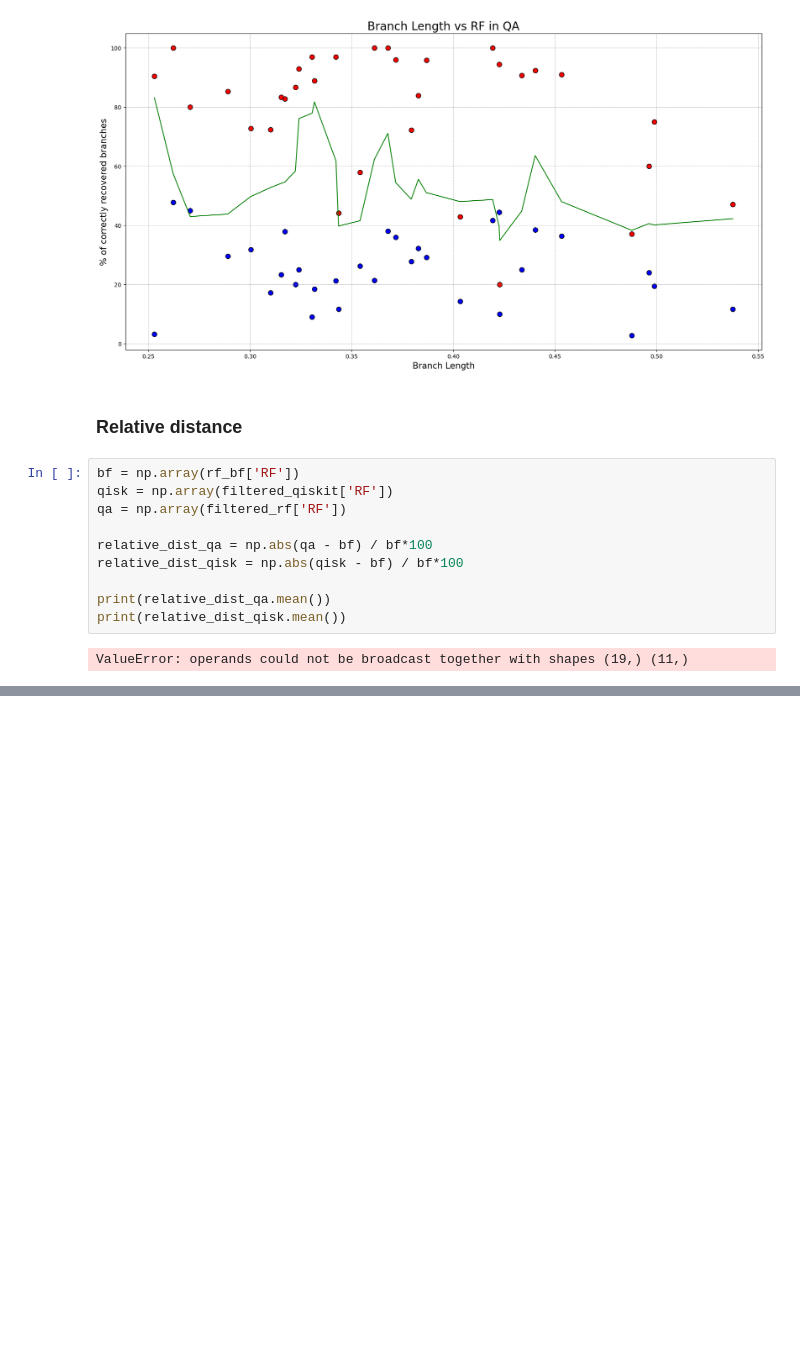
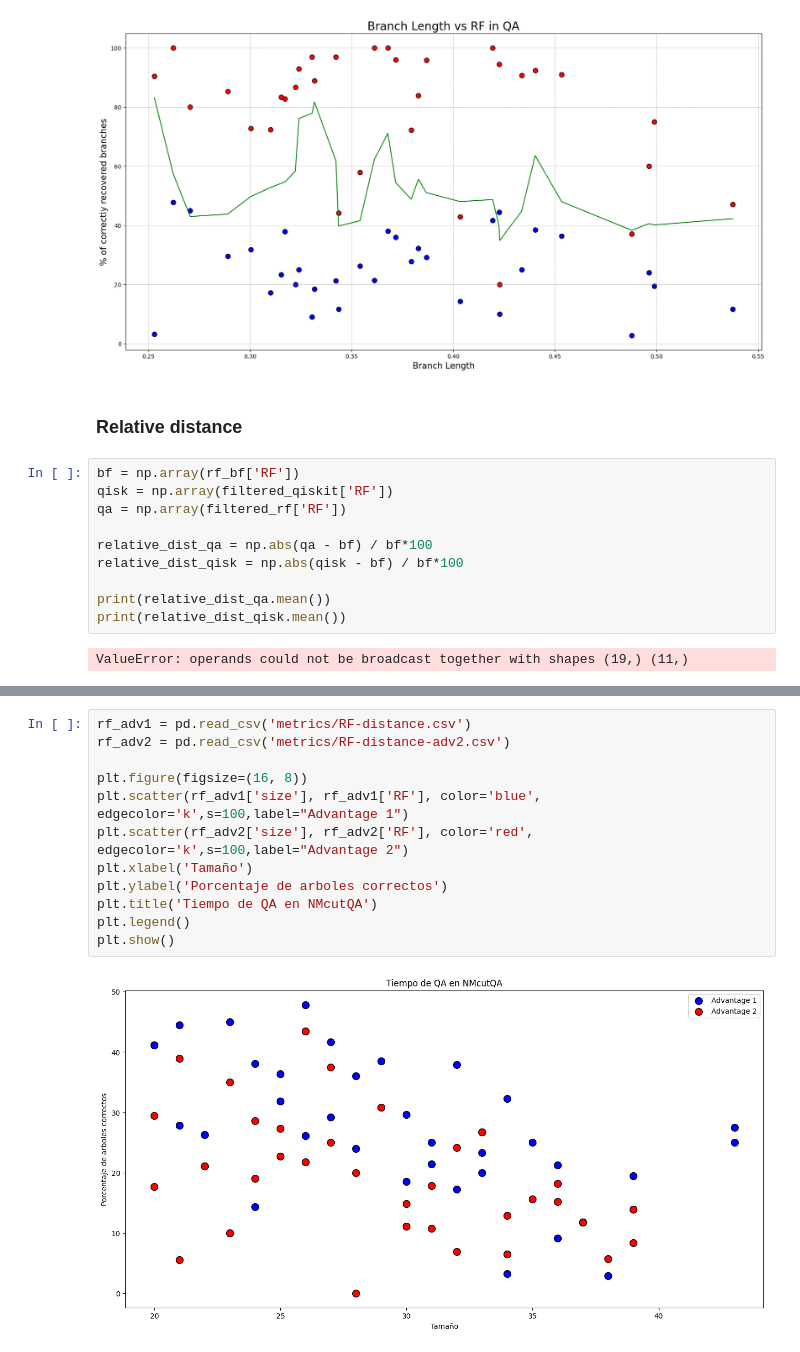
Before and after one commit to Nicofero/PhyloTree_ReConst, a Jupyter notebook: metrics_study.ipynb, the cells around one changed output, grey strips where cells are left out. Cells and saved outputs as stored; diff of their text form; blank space fills up the shorter version.

```diff
--- a/metrics_study.ipynb
+++ b/metrics_study.ipynb
@@ -891,0 +912,14 @@ ValueError: operands could not be broadcast together with shapes (19,) (11,)
+# %%
+rf_adv1 = pd.read_csv('metrics/RF-distance.csv')
+rf_adv2 = pd.read_csv('metrics/RF-distance-adv2.csv')
+
+plt.figure(figsize=(16, 8))
+plt.scatter(rf_adv1['size'], rf_adv1['RF'], color='blue', edgecolor='k',s=100,label="Advantage 1")
+plt.scatter(rf_adv2['size'], rf_adv2['RF'], color='red', edgecolor='k',s=100,label="Advantage 2")
+plt.xlabel('Tamaño')
+plt.ylabel('Porcentaje de arboles correctos')
+plt.title('Tiempo de QA en NMcutQA')
+plt.legend()
+plt.show()
+# %% [output]
+[figure, added]
```
Also changed, not shown: parts of 3 cells of this notebook, 3 other files.
